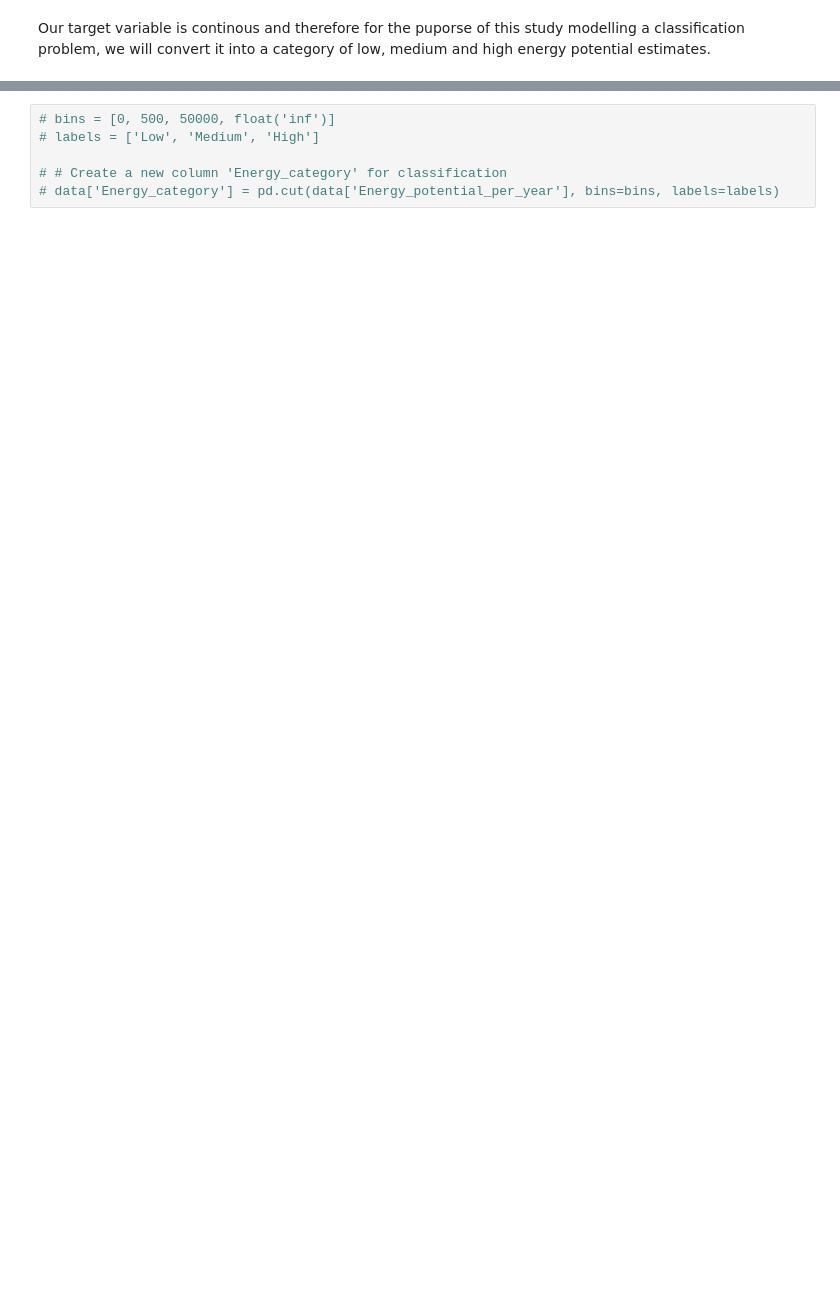
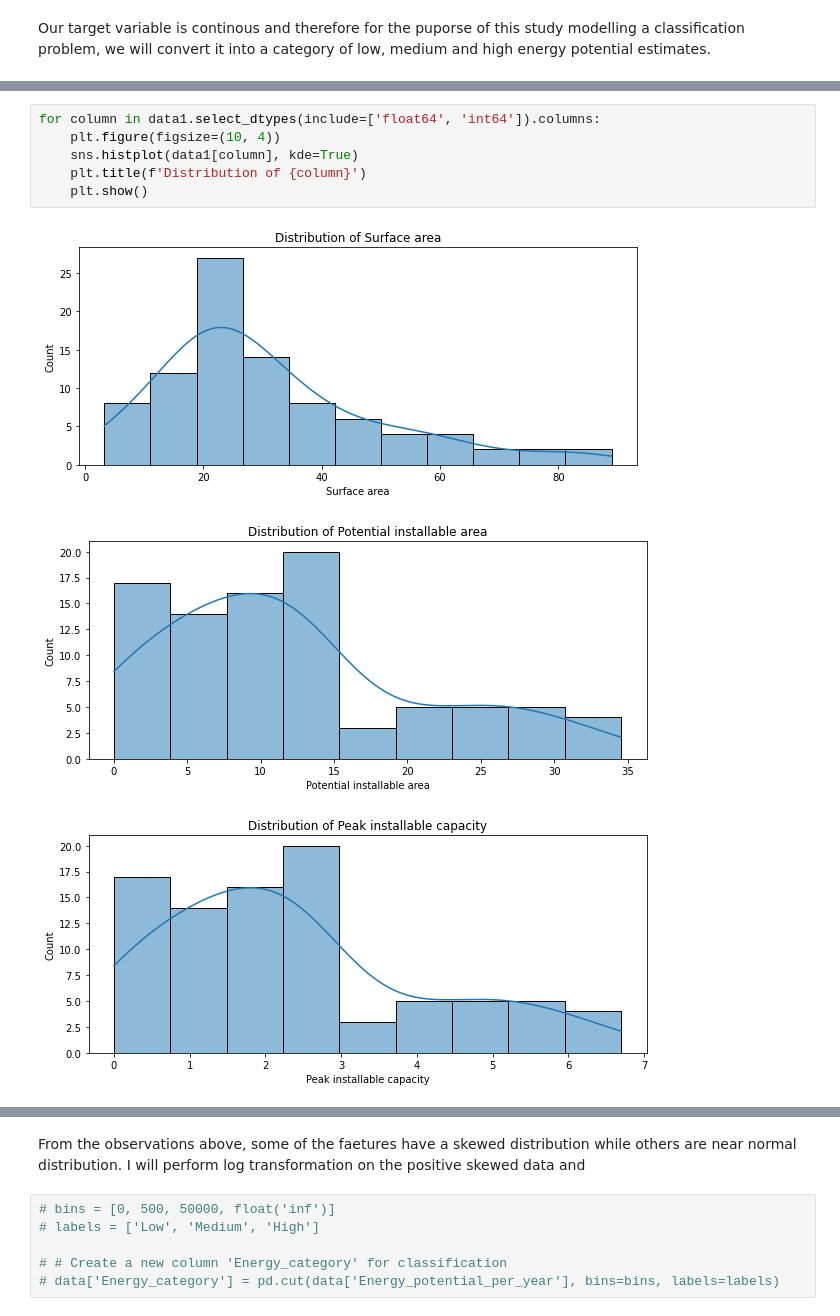
Before and after one commit to James-Kosgei/Phase3..Prjct88, a Jupyter notebook: index.ipynb, the cells around one changed output, grey strips where cells are left out. Cells and saved outputs as stored; diff of their text form; blank space fills up the shorter version.

```diff
--- a/index.ipynb
+++ b/index.ipynb
@@ -266,0 +281,10 @@ Our target variable is continous and therefore for the puporse of this study mod
+# %%
+for column in data1.select_dtypes(include=['float64', 'int64']).columns:
+    plt.figure(figsize=(10, 4))
+    sns.histplot(data1[column], kde=True)
+    plt.title(f'Distribution of {column}')
+    plt.show()
+# %% [output]
+[figure, added]
+[figure, added]
+[figure, added]
@@ -267,3 +295,5 @@ Our target variable is continous and therefore for the puporse of this study mod
+# %% [markdown]
+From the observations above, some of the faetures have a skewed distribution while others are near normal distribution. I will perform log transformation on the positive skewed data and
 # %%
 # bins = [0, 500, 50000, float('inf')]
 # labels = ['Low', 'Medium', 'High']
```
Also changed, not shown: parts of 13 cells of this notebook.
